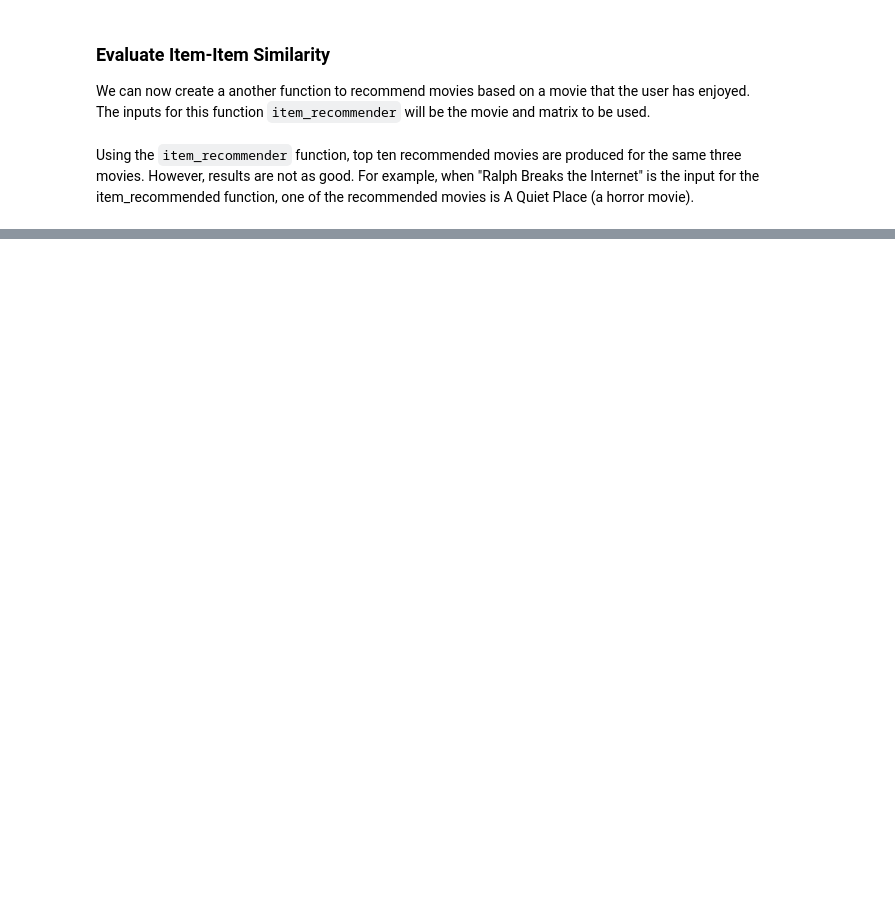
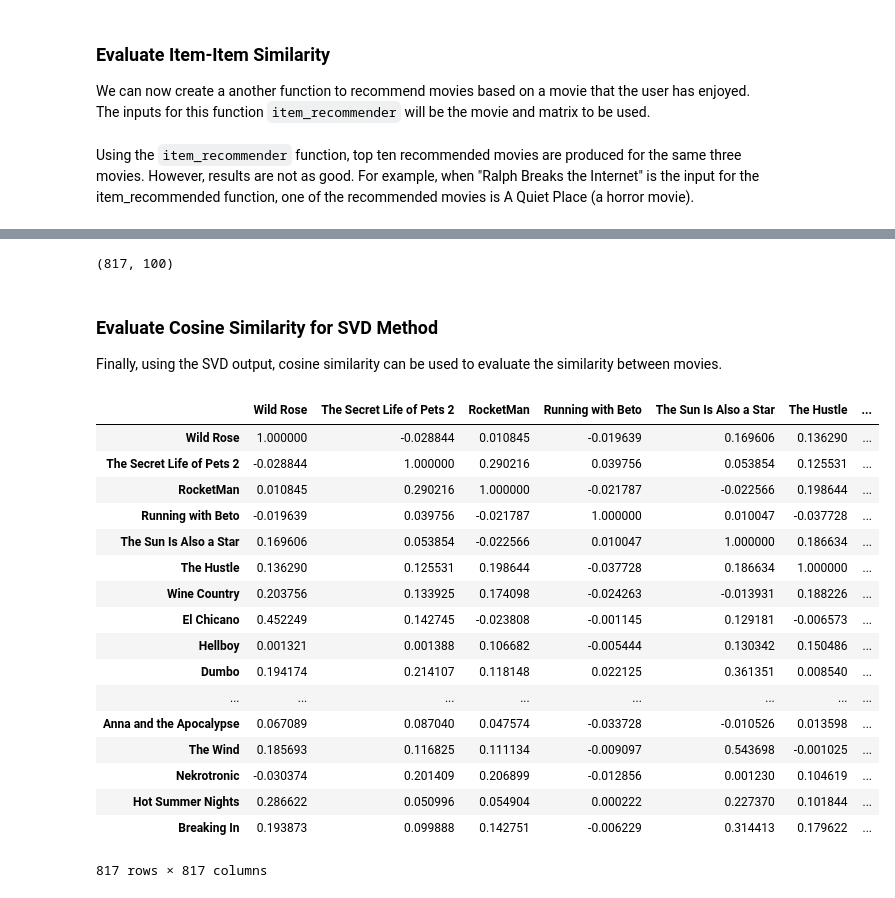
Before and after one commit to mkivenson/Recommender-Systems, a Jupyter notebook: Global Baseline Predictors and RSME/Movie Reviews Recommender System.ipynb, the cells around one changed output, grey strips where cells are left out. Cells and saved outputs as stored; diff of their text form; code cells hidden in the pictures; blank space fills up the shorter version.

```diff
--- a/Global Baseline Predictors and RSME/Movie Reviews Recommender System.ipynb
+++ b/Global Baseline Predictors and RSME/Movie Reviews Recommender System.ipynb
@@ -782,0 +861,33 @@ With this dataset and algorithm, it seems like content-based recommender systems
+# %%
+result.shape
+# %% [output]
+(817, 100)
+# %% [markdown]
+### Evaluate Cosine Similarity for SVD Method
+Finally, using the SVD output, cosine similarity can be used to evaluate the similarity between movies.
+# %%
+#cosine similarity
+cosine_SVD_matrix = cosine_similarity(result, result)
+cosine_SVD_matrix = pd.DataFrame(cosine_SVD_matrix)
+cosine_SVD_matrix.columns = list(movie_words["title"])
+cosine_SVD_matrix.index = list(movie_words["title"])
+cosine_SVD_matrix
+# %% [output]
+|  | Wild Rose | The Secret Life of Pets 2 | RocketMan | Running with Beto | The Sun Is Also a Star | The Hustle | ... |
+| Wild Rose | 1.000000 | -0.028844 | 0.010845 | -0.019639 | 0.169606 | 0.136290 | ... |
+| The Secret Life of Pets 2 | -0.028844 | 1.000000 | 0.290216 | 0.039756 | 0.053854 | 0.125531 | ... |
+| RocketMan | 0.010845 | 0.290216 | 1.000000 | -0.021787 | -0.022566 | 0.198644 | ... |
+| Running with Beto | -0.019639 | 0.039756 | -0.021787 | 1.000000 | 0.010047 | -0.037728 | ... |
+| The Sun Is Also a Star | 0.169606 | 0.053854 | -0.022566 | 0.010047 | 1.000000 | 0.186634 | ... |
+| The Hustle | 0.136290 | 0.125531 | 0.198644 | -0.037728 | 0.186634 | 1.000000 | ... |
+| Wine Country | 0.203756 | 0.133925 | 0.174098 | -0.024263 | -0.013931 | 0.188226 | ... |
+| El Chicano | 0.452249 | 0.142745 | -0.023808 | -0.001145 | 0.129181 | -0.006573 | ... |
+| Hellboy | 0.001321 | 0.001388 | 0.106682 | -0.005444 | 0.130342 | 0.150486 | ... |
+| Dumbo | 0.194174 | 0.214107 | 0.118148 | 0.022125 | 0.361351 | 0.008540 | ... |
+| ... | ... | ... | ... | ... | ... | ... | ... |
+| Anna and the Apocalypse | 0.067089 | 0.087040 | 0.047574 | -0.033728 | -0.010526 | 0.013598 | ... |
+| The Wind | 0.185693 | 0.116825 | 0.111134 | -0.009097 | 0.543698 | -0.001025 | ... |
+| Nekrotronic | -0.030374 | 0.201409 | 0.206899 | -0.012856 | 0.001230 | 0.104619 | ... |
+| Hot Summer Nights | 0.286622 | 0.050996 | 0.054904 | 0.000222 | 0.227370 | 0.101844 | ... |
+| Breaking In | 0.193873 | 0.099888 | 0.142751 | -0.006229 | 0.314413 | 0.179622 | ... |
+817 rows × 817 columns
```
Also changed, not shown: parts of 43 cells of this notebook.
